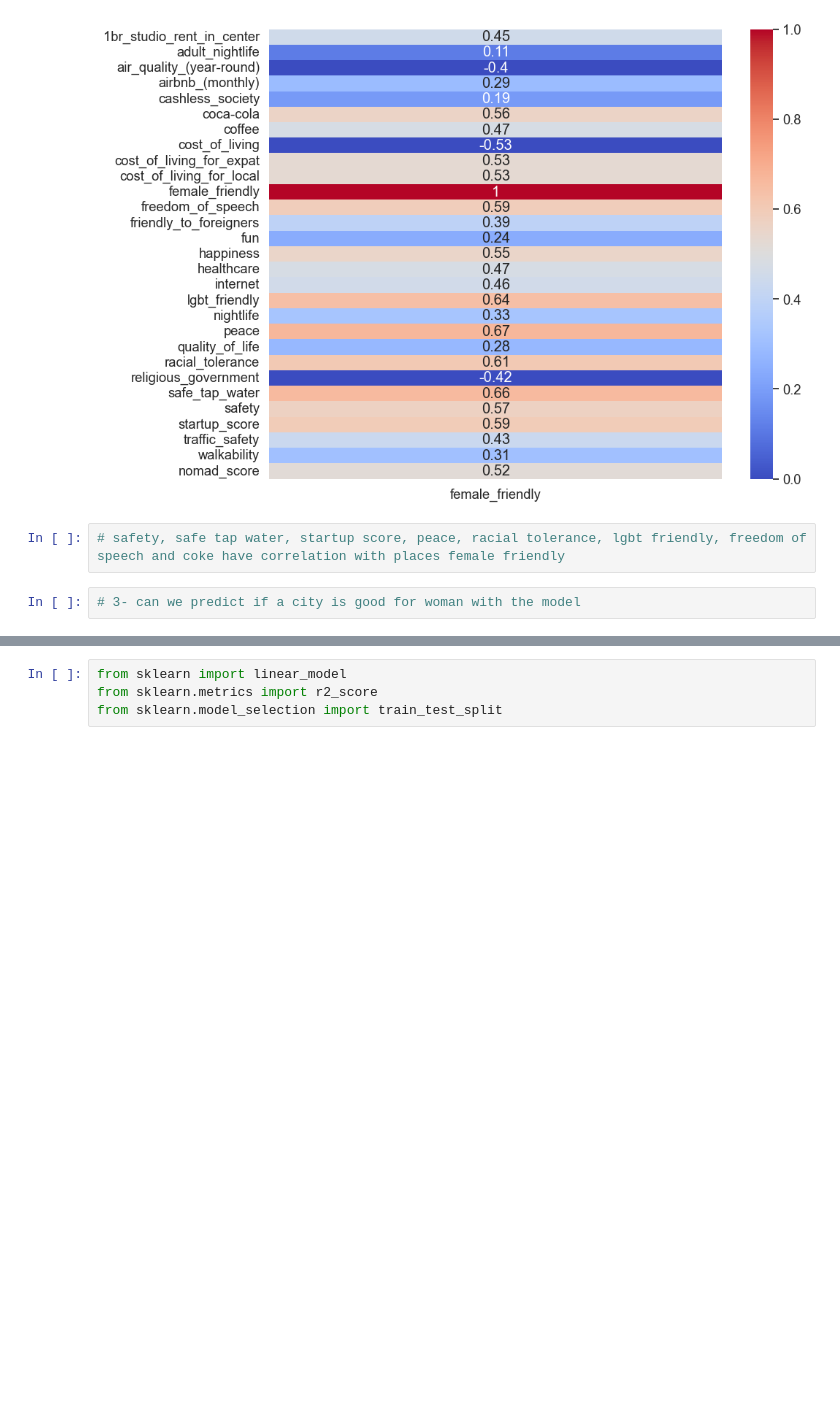
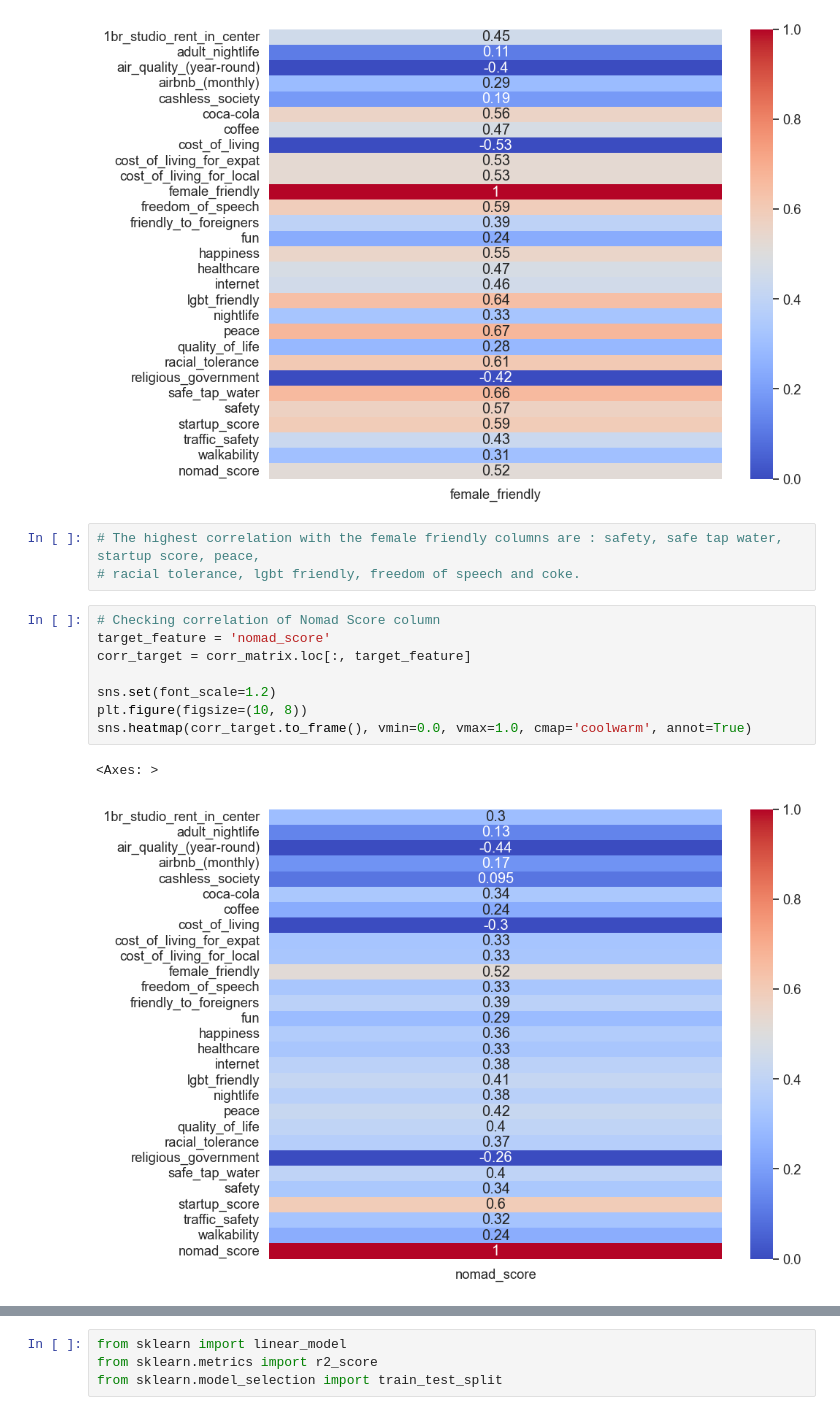
Before and after one commit to prisciorne/Mid-Project, a Jupyter notebook: mid-project.ipynb, the cells around one changed output, grey strips where cells are left out. Cells and saved outputs as stored; diff of their text form; blank space fills up the shorter version.

```diff
--- a/mid-project.ipynb
+++ b/mid-project.ipynb
@@ -94,6 +100,16 @@ sns.heatmap(corr_target.to_frame(), vmin=0.0, vmax=1.0, cmap='coolwarm', annot=T
 <Axes: >
 [figure]
 # %%
-# safety, safe tap water, startup score, peace, racial tolerance, lgbt friendly, freedom of speech and coke have correlation with places female friendly
+# The highest correlation with the female friendly columns are : safety, safe tap water, startup score, peace,
+# racial tolerance, lgbt friendly, freedom of speech and coke.
-# %%
-# 3- can we predict if a city is good for woman with the model
+# %%
+# Checking correlation of Nomad Score column
+target_feature = 'nomad_score'
+corr_target = corr_matrix.loc[:, target_feature]
+
+sns.set(font_scale=1.2)
+plt.figure(figsize=(10, 8))
+sns.heatmap(corr_target.to_frame(), vmin=0.0, vmax=1.0, cmap='coolwarm', annot=True)
+# %% [output]
+<Axes: >
+[figure, added]
```
Also changed, not shown: parts of 38 cells of this notebook.
